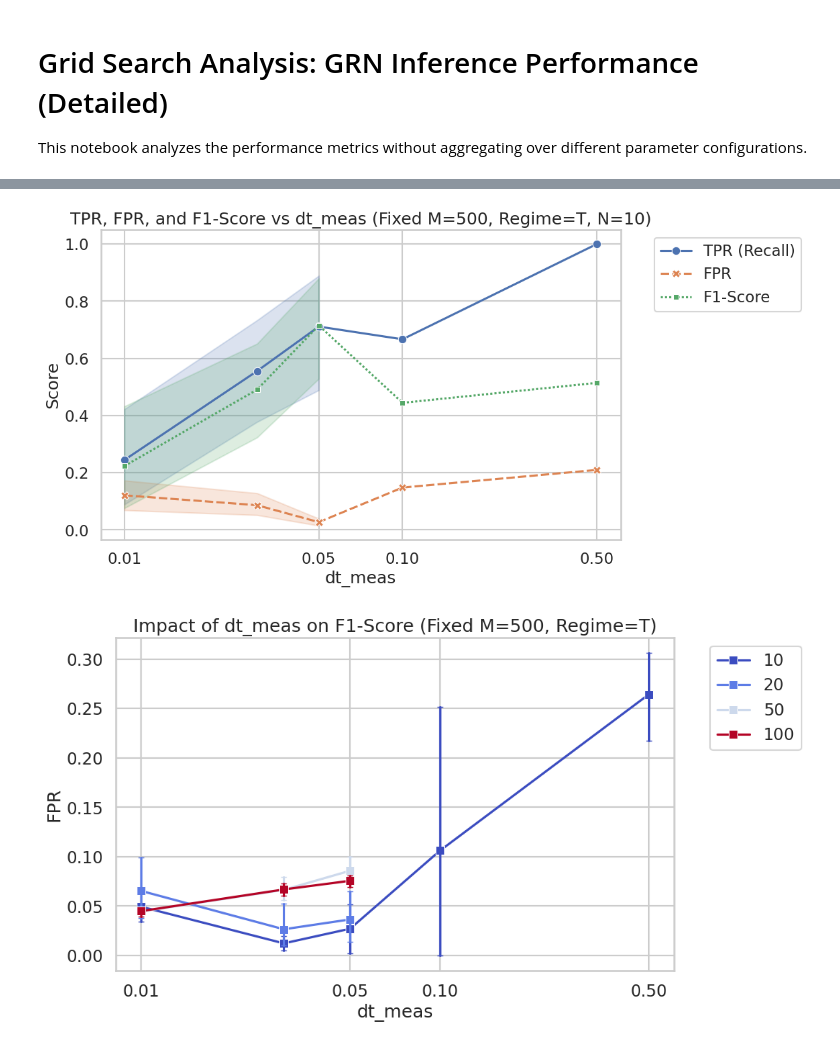
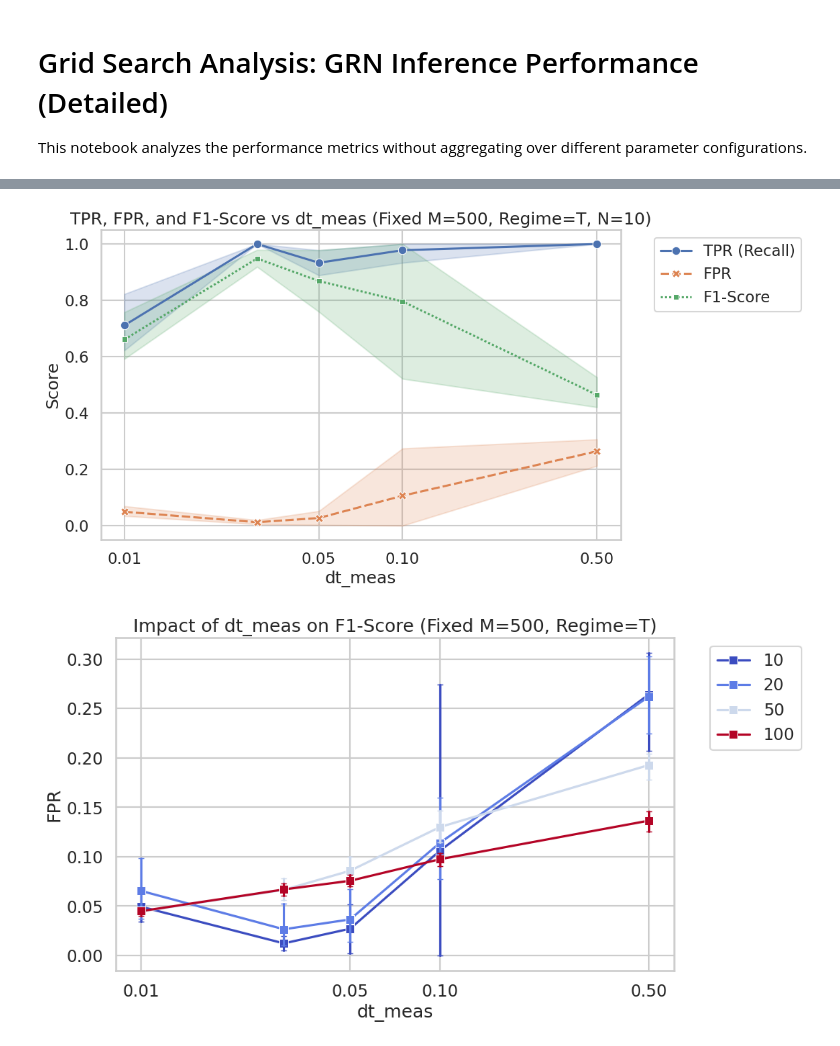
Before and after one commit to CoMuNeLab/Onsager_Machlup_Inf, a Jupyter notebook: Grid_Search_Analysis.ipynb, the cells around one changed output, grey strips where cells are left out. Saved outputs shown, nothing was run; the diff lists cells and outputs as text; code cells hidden in the pictures.

```diff
--- a/Grid_Search_Analysis.ipynb
+++ b/Grid_Search_Analysis.ipynb
@@ -25,6 +25,10 @@ def label_window(row):
 
 df['Regime'] = df.apply(label_window, axis=1)
 
+# select rows where M <= 1000
+df = df[df['M_pairs'] <= 1000]
+df = df.reset_index(drop=True)
+
 numeric_cols = ['TP', 'FP', 'FN', 'TN', 'TPR (Recall)', 'FPR', 'Precision', 'F1-Score', 'SHD']
 for col in numeric_cols:
     df[col] = pd.to_numeric(df[col], errors='coerce')
@@ -57,28 +62,28 @@ plt.show()
 # %%
 # Choose a specific configuration: M_pairs=500, Regime=Transient, N=10
 fixed_Regime = 'T'
 fixed_N = 10
-df_dt = df[(df['M_pairs'] == 100) & (df['Regime'] == fixed_Regime) & (df['N'] == fixed_N)]
+df_dt = df[(df['M_pairs'] == 500) & (df['Regime'] == fixed_Regime) & (df['N'] == fixed_N)]
 
 # Restructure the dataframe for seaborn to plot multiple metrics easily
 df_melted = df_dt.melt(id_vars=['dt_meas'], value_vars=['TPR (Recall)', 'FPR', 'F1-Score'],
                        var_name='Metric', value_name='Score')
 
 fig, ax = plt.subplots(figsize=(10, 6))
 sns.lineplot(data=df_melted, x='dt_meas', y='Score', hue='Metric', style='Metric',
              markers=True, err_style='band', ax=ax)
 
 ax.set_xlabel('dt_meas')
 ax.set_ylabel('Score')
 ax.set_xscale('log')
 ax.set_xticks([0.01, 0.05, 0.1, 0.5])
 ax.get_xaxis().set_major_formatter(plt.ScalarFormatter())
 ax.set_title(f'TPR, FPR, and F1-Score vs dt_meas (Fixed M={fixed_M}, Regime={fixed_Regime}, N={fixed_N})')
 ax.legend(bbox_to_anchor=(1.05, 1), loc='upper left')
 plt.savefig('images/detailed/metrics_comparison_single_N.png', dpi=300, bbox_inches='tight')
 plt.show()
 # %% [output]
-[figure, old version]
+[figure, new version]
 # %%
 # Choose a specific configuration: M_pairs=500, Regime=Transient
 fixed_Regime = 'T'
@@ -94,7 +99,7 @@ plt.legend(bbox_to_anchor=(1.05, 1), loc='upper left')
 plt.savefig('images/detailed/impact_of_dt_fixed.png', dpi=300, bbox_inches='tight')
 plt.show()
 # %% [output]
-[figure, old version]
+[figure, new version]
 # %%
 # Plot SHD vs N, faceted by Regime and dt_meas, for fixed M_pairs=500
 g = sns.catplot(
```
Also changed, not shown: parts of 3 cells of this notebook, 2 other files.
